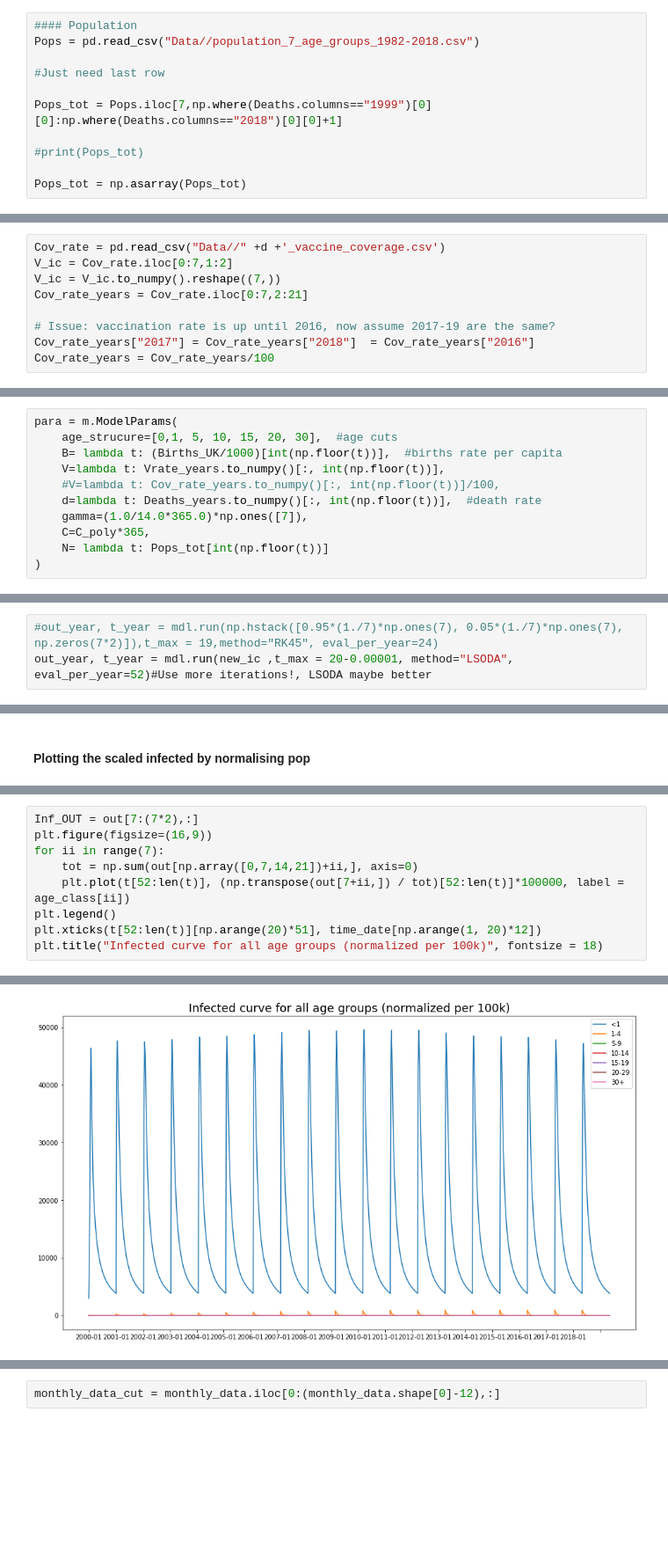
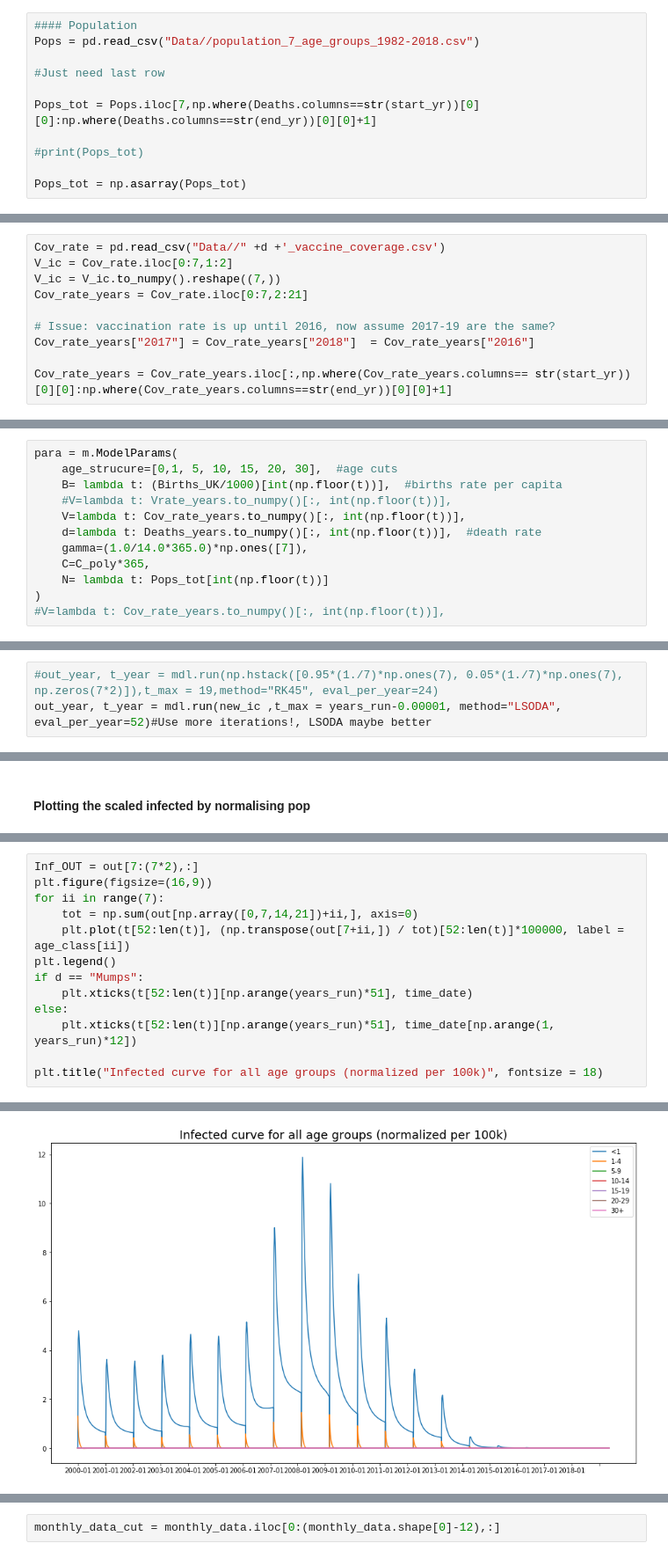
Before and after one commit to dhelekal/EpiRSG2020, a Jupyter notebook: model/Simulation_from_data.ipynb, the cells around one changed output, grey strips where cells are left out. Shown at 88% size. Drawn from its saved outputs; the diff is of its cells as text; blank space fills up the shorter version.

Commit message:
Adapted to all d, Mumps gives issues in optim. Using old coverage as the other fucks it up

```diff
--- a/model/Simulation_from_data.ipynb
+++ b/model/Simulation_from_data.ipynb
@@ -94,7 +104,7 @@ Pops = pd.read_csv("Data//population_7_age_groups_1982-2018.csv")
 
 #Just need last row
 
-Pops_tot = Pops.iloc[7,np.where(Deaths.columns=="1999")[0][0]:np.where(Deaths.columns=="2018")[0][0]+1]
+Pops_tot = Pops.iloc[7,np.where(Deaths.columns==str(start_yr))[0][0]:np.where(Deaths.columns==str(end_yr))[0][0]+1]
 
 #print(Pops_tot)
 
@@ -128,4 +138,5 @@ Cov_rate_years = Cov_rate.iloc[0:7,2:21]
 
 # Issue: vaccination rate is up until 2016, now assume 2017-19 are the same?
 Cov_rate_years["2017"] = Cov_rate_years["2018"]  = Cov_rate_years["2016"]
-Cov_rate_years = Cov_rate_years/100
+
+Cov_rate_years = Cov_rate_years.iloc[:,np.where(Cov_rate_years.columns== str(start_yr))[0][0]:np.where(Cov_rate_years.columns==str(end_yr))[0][0]+1]
@@ -154,13 +165,14 @@ Vrate_years
 para = m.ModelParams(
     age_strucure=[0,1, 5, 10, 15, 20, 30],  #age cuts
     B= lambda t: (Births_UK/1000)[int(np.floor(t))],  #births rate per capita
-    V=lambda t: Vrate_years.to_numpy()[:, int(np.floor(t))],
-    #V=lambda t: Cov_rate_years.to_numpy()[:, int(np.floor(t))]/100,
+    #V=lambda t: Vrate_years.to_numpy()[:, int(np.floor(t))],
+    V=lambda t: Cov_rate_years.to_numpy()[:, int(np.floor(t))],
     d=lambda t: Deaths_years.to_numpy()[:, int(np.floor(t))],  #death rate
     gamma=(1.0/14.0*365.0)*np.ones([7]),
     C=C_poly*365,
     N= lambda t: Pops_tot[int(np.floor(t))]
 )
+#V=lambda t: Cov_rate_years.to_numpy()[:, int(np.floor(t))],
 # %%
 beta = np.eye(7)*[0.98, 0.9, 0.85, 0.8, 0.7, 0.7, 0.7]*365.0 #This scales with time (to check compute r0)!
 # %%
@@ -198,4 +210,4 @@ np.sum(norm_ic, axis = 0)
 1.0
 # %%
 #out_year, t_year = mdl.run(np.hstack([0.95*(1./7)*np.ones(7), 0.05*(1./7)*np.ones(7), np.zeros(7*2)]),t_max = 19,method="RK45", eval_per_year=24)
-out_year, t_year = mdl.run(new_ic ,t_max = 20-0.00001, method="LSODA", eval_per_year=52)#Use more iterations!, LSODA maybe better
+out_year, t_year = mdl.run(new_ic ,t_max = years_run-0.00001, method="LSODA", eval_per_year=52)#Use more iterations!, LSODA maybe better
@@ -223,15 +248,19 @@ Text(0.5, 1.0, 'Infected curve for all age groups (unnormalized)')
 # %%
 Inf_OUT = out[7:(7*2),:]
 plt.figure(figsize=(16,9))
 for ii in range(7):
     tot = np.sum(out[np.array([0,7,14,21])+ii,], axis=0)
     plt.plot(t[52:len(t)], (np.transpose(out[7+ii,]) / tot)[52:len(t)]*100000, label = age_class[ii])
 plt.legend()
-plt.xticks(t[52:len(t)][np.arange(20)*51], time_date[np.arange(1, 20)*12])
+if d == "Mumps":
+    plt.xticks(t[52:len(t)][np.arange(years_run)*51], time_date)
+else:
+    plt.xticks(t[52:len(t)][np.arange(years_run)*51], time_date[np.arange(1, years_run)*12])
+
 plt.title("Infected curve for all age groups (normalized per 100k)", fontsize = 18)
 # %% [output]
 Text(0.5, 1.0, 'Infected curve for all age groups (normalized per 100k)')
-[figure, old version]
+[figure, new version]
 # %%
 out[7:(7*2),:]
 plt.figure(figsize=(16,9))
```
Also changed, not shown: parts of 19 cells of this notebook.
